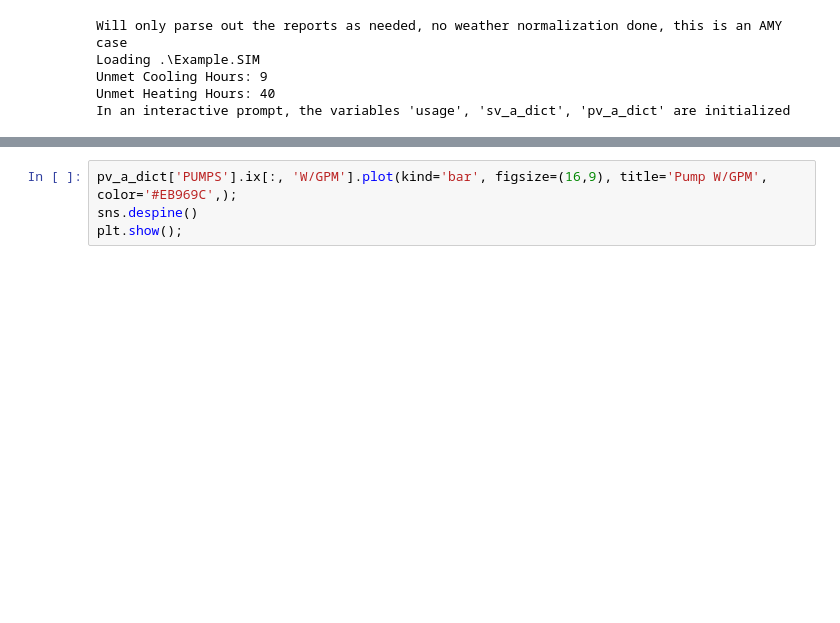
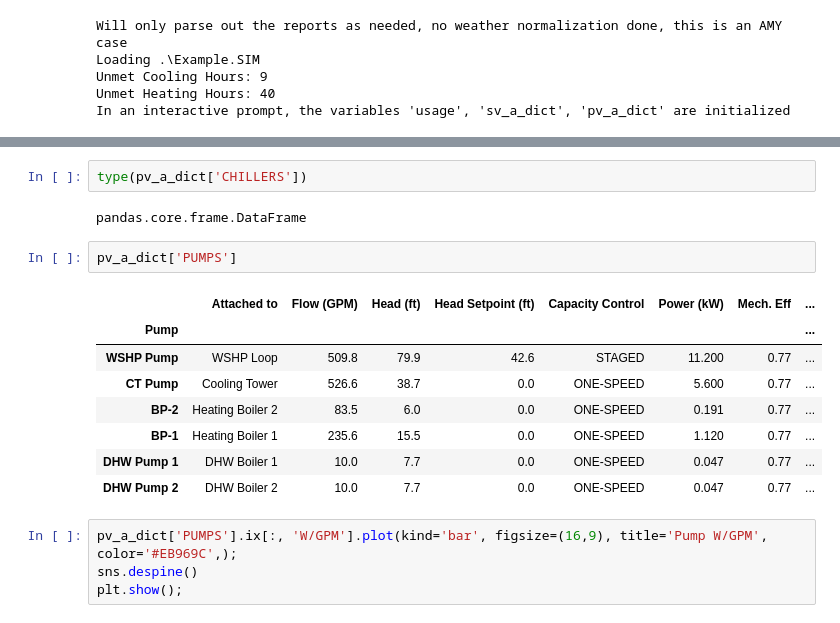
Before and after one commit to jmarrec/eQSimParsing, a Jupyter notebook: eQSimParsing demonstration.ipynb, the cells around one changed output, grey strips where cells are left out. Drawn from its saved outputs; the diff is of its cells as text; blank space fills up the shorter version.

```diff
--- a/eQSimParsing demonstration.ipynb
+++ b/eQSimParsing demonstration.ipynb
@@ -21,3 +49,18 @@ dict_keys(['BOILERS', 'DW-HEATERS', 'CHILLERS', 'PUMPS', 'CIRCULATION LOOPS', 'C
+# %%
+type(pv_a_dict['CHILLERS'])
+# %% [output]
+pandas.core.frame.DataFrame
+# %%
+pv_a_dict['PUMPS']
+# %% [output]
+|  | Attached to | Flow (GPM) | Head (ft) | Head Setpoint (ft) | Capacity Control | Power (kW) | Mech. Eff | ... |
+| Pump |  |  |  |  |  |  |  | ... |
+| WSHP Pump | WSHP Loop | 509.8 | 79.9 | 42.6 | STAGED | 11.200 | 0.77 | ... |
+| CT Pump | Cooling Tower | 526.6 | 38.7 | 0.0 | ONE-SPEED | 5.600 | 0.77 | ... |
+| BP-2 | Heating Boiler 2 | 83.5 | 6.0 | 0.0 | ONE-SPEED | 0.191 | 0.77 | ... |
+| BP-1 | Heating Boiler 1 | 235.6 | 15.5 | 0.0 | ONE-SPEED | 1.120 | 0.77 | ... |
+| DHW Pump 1 | DHW Boiler 1 | 10.0 | 7.7 | 0.0 | ONE-SPEED | 0.047 | 0.77 | ... |
+| DHW Pump 2 | DHW Boiler 2 | 10.0 | 7.7 | 0.0 | ONE-SPEED | 0.047 | 0.77 | ... |
 # %%
 pv_a_dict['PUMPS'].ix[:, 'W/GPM'].plot(kind='bar', figsize=(16,9), title='Pump W/GPM', color='#EB969C',);
 sns.despine()
```
Also changed, not shown: parts of 12 cells of this notebook, 3 other files.
